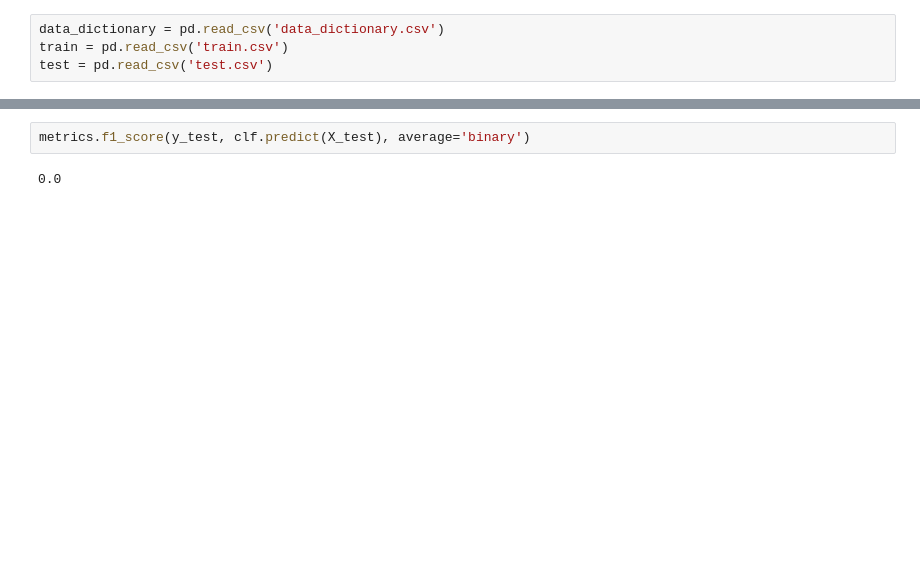
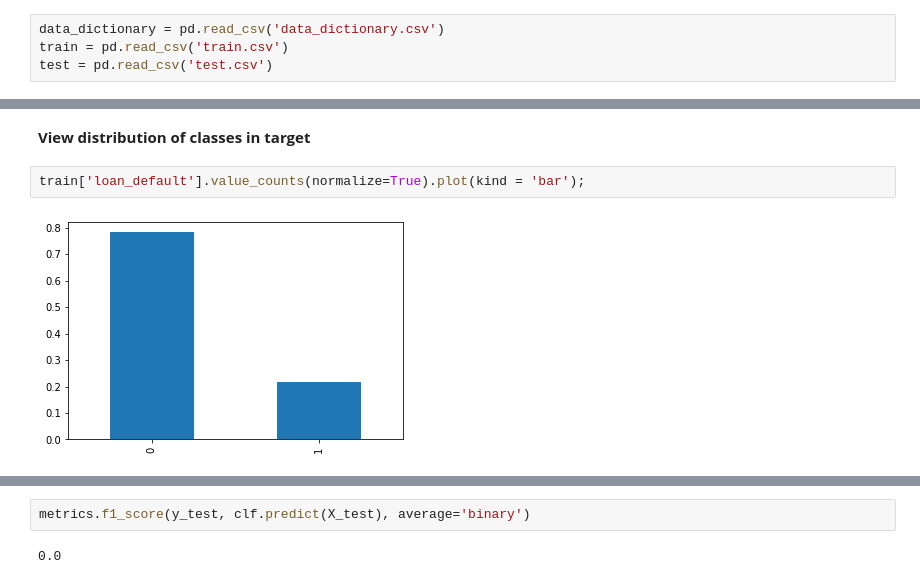
Before and after one commit to AIduate/Vehicle-Loan-Default-Prediction, a Jupyter notebook: Vehicle Loan Default Prediction.ipynb, the cells around one changed output, grey strips where cells are left out. Saved outputs shown, nothing was run; the diff lists cells and outputs as text; blank space fills up the shorter version.

```diff
--- a/Vehicle Loan Default Prediction.ipynb
+++ b/Vehicle Loan Default Prediction.ipynb
@@ -121,0 +70,6 @@ X_train, X_test, y_train, y_test = train_test_split(X, y, test_size=0.20, random
+# %% [markdown]
+**View distribution of classes in target**
+# %%
+train['loan_default'].value_counts(normalize=True).plot(kind = 'bar');
+# %% [output]
+[figure, added]
```
Also changed, not shown: parts of 92 cells of this notebook.
